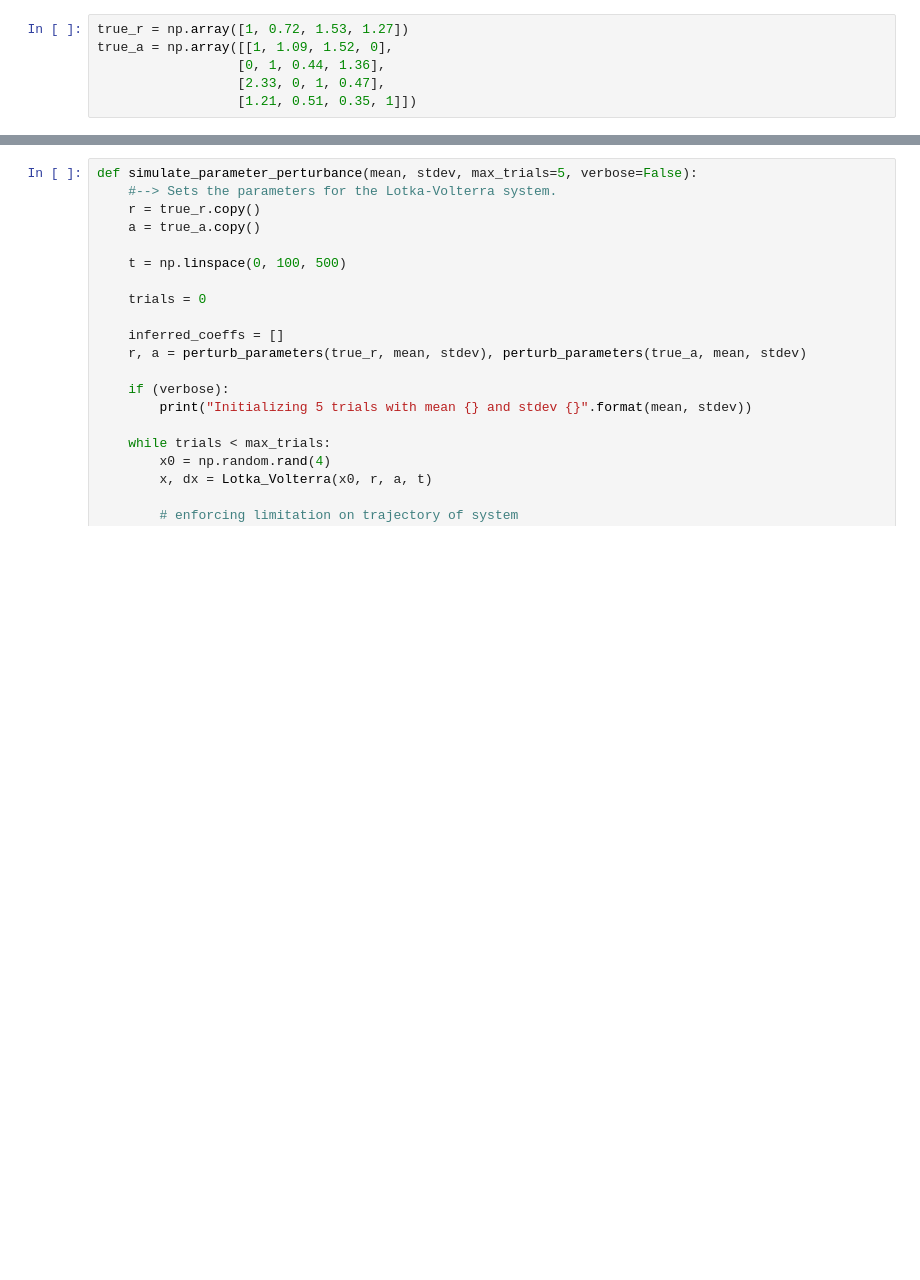
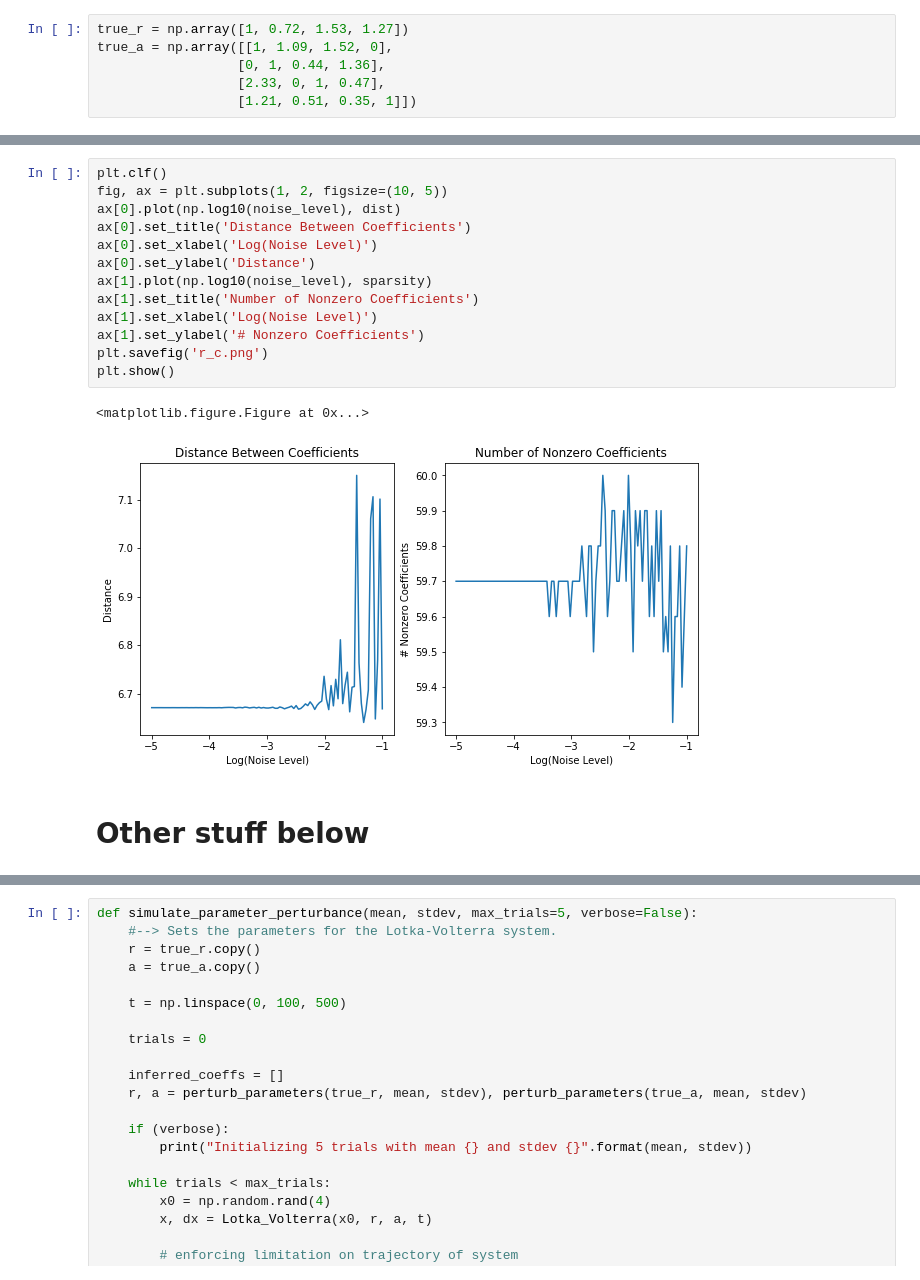
Before and after one commit to alexanderwhatley/am_205_final_project, a Jupyter notebook: Richard's Notebook.ipynb, the cells around one changed output, grey strips where cells are left out. Saved outputs shown, nothing was run; the diff lists cells and outputs as text; blank space fills up the shorter version.

```diff
--- a/Richard's Notebook.ipynb
+++ b/Richard's Notebook.ipynb
@@ -326,0 +400,18 @@ ValueError: Input contains NaN, infinity or a value too large for dtype('float64
+# %%
+plt.clf()
+fig, ax = plt.subplots(1, 2, figsize=(10, 5))
+ax[0].plot(np.log10(noise_level), dist)
+ax[0].set_title('Distance Between Coefficients')
+ax[0].set_xlabel('Log(Noise Level)')
+ax[0].set_ylabel('Distance')
+ax[1].plot(np.log10(noise_level), sparsity)
+ax[1].set_title('Number of Nonzero Coefficients')
+ax[1].set_xlabel('Log(Noise Level)')
+ax[1].set_ylabel('# Nonzero Coefficients')
+plt.savefig('r_c.png')
+plt.show()
+# %% [output]
+<matplotlib.figure.Figure at 0x...>
+[figure, added]
+# %% [markdown]
+# Other stuff below
```
Also changed, not shown: parts of 15 cells of this notebook, 4 other files.
